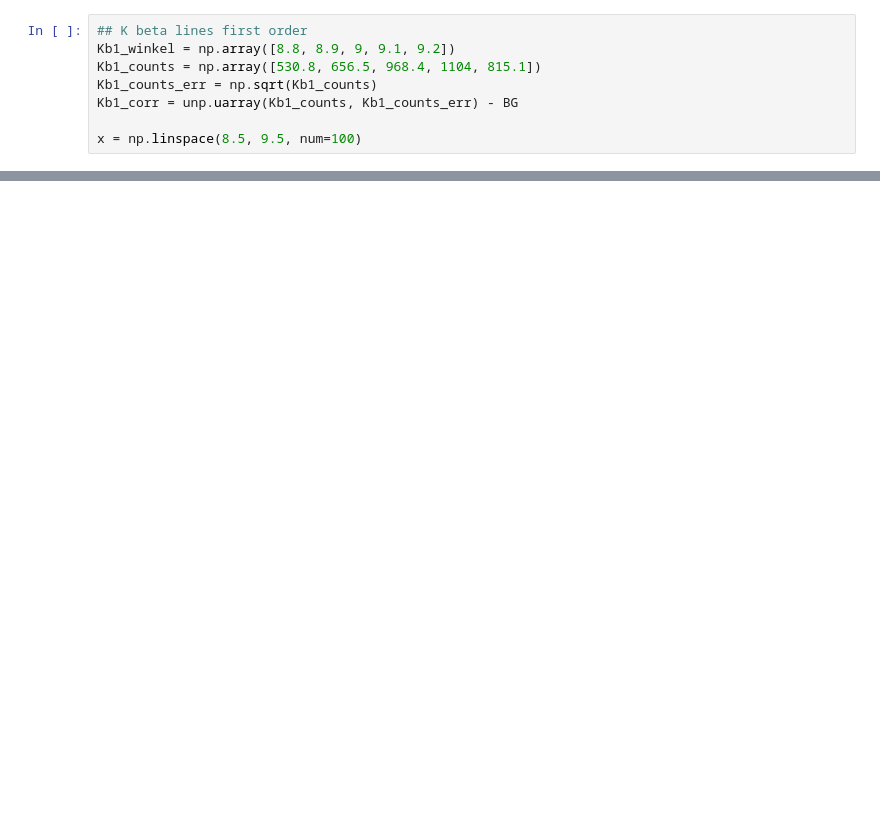
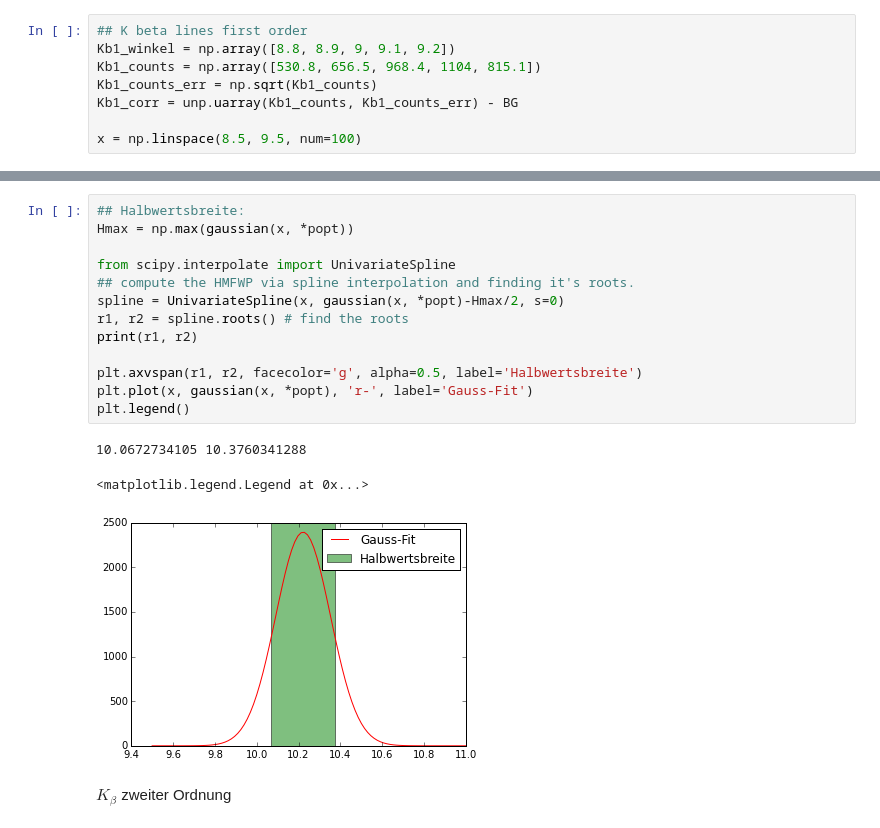
Before and after one commit to krauthex/AP2.2, a Jupyter notebook: v255/v255.ipynb, the cells around one changed output, grey strips where cells are left out. Saved outputs shown, nothing was run; the diff lists cells and outputs as text; blank space fills up the shorter version.

```diff
--- a/v255/v255.ipynb
+++ b/v255/v255.ipynb
@@ -135,0 +193,19 @@ print(np.sqrt(np.diag(pcov)))
+# %%
+## Halbwertsbreite:
+Hmax = np.max(gaussian(x, *popt))
+
+from scipy.interpolate import UnivariateSpline
+## compute the HMFWP via spline interpolation and finding it's roots.
+spline = UnivariateSpline(x, gaussian(x, *popt)-Hmax/2, s=0)
+r1, r2 = spline.roots() # find the roots
+print(r1, r2)
+
+plt.axvspan(r1, r2, facecolor='g', alpha=0.5, label='Halbwertsbreite')
+plt.plot(x, gaussian(x, *popt), 'r-', label='Gauss-Fit')
+plt.legend()
+# %% [output]
+10.0672734105 10.3760341288
+<matplotlib.legend.Legend at 0x...>
+[figure, added]
+# %% [markdown]
+$K_{\beta}$ zweiter Ordnung
```
Also changed, not shown: parts of 23 cells of this notebook.
